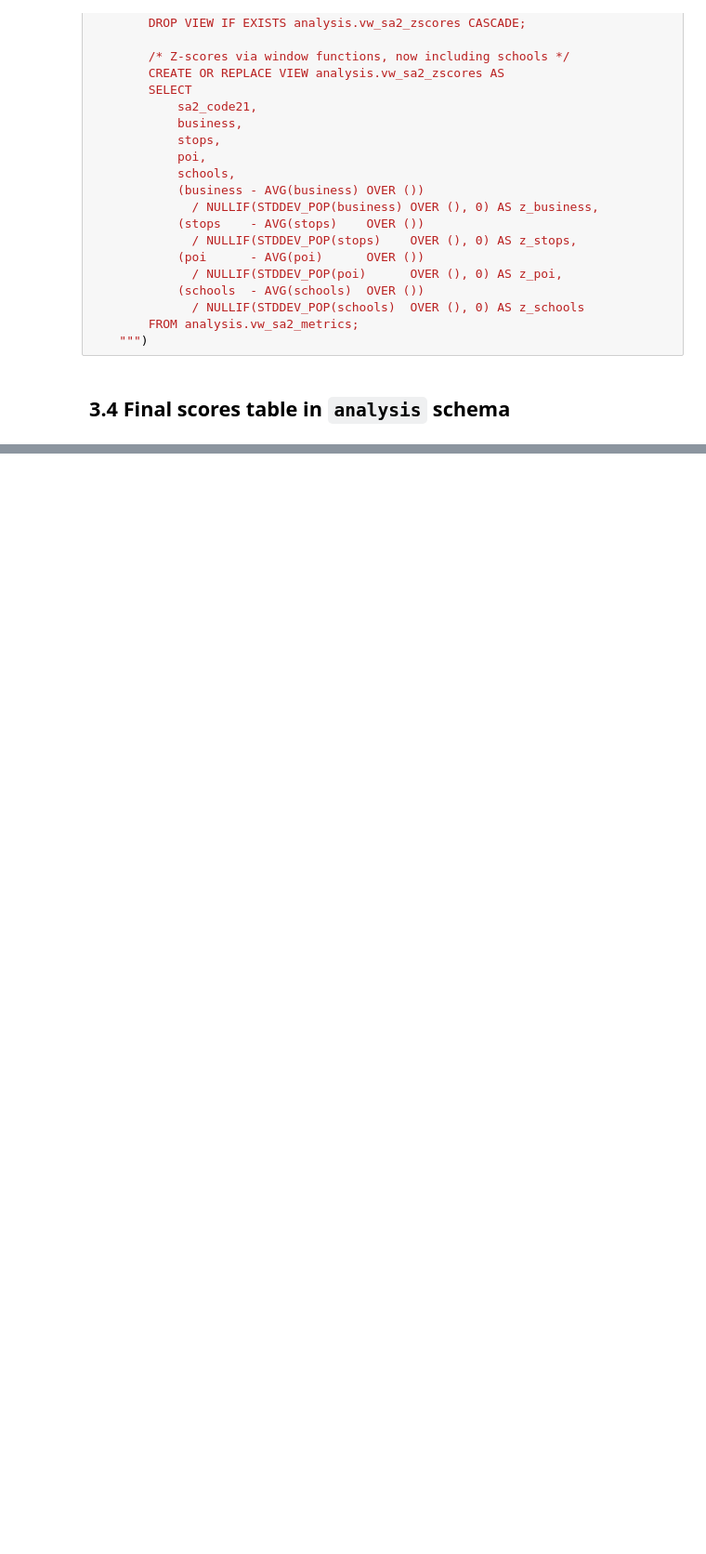
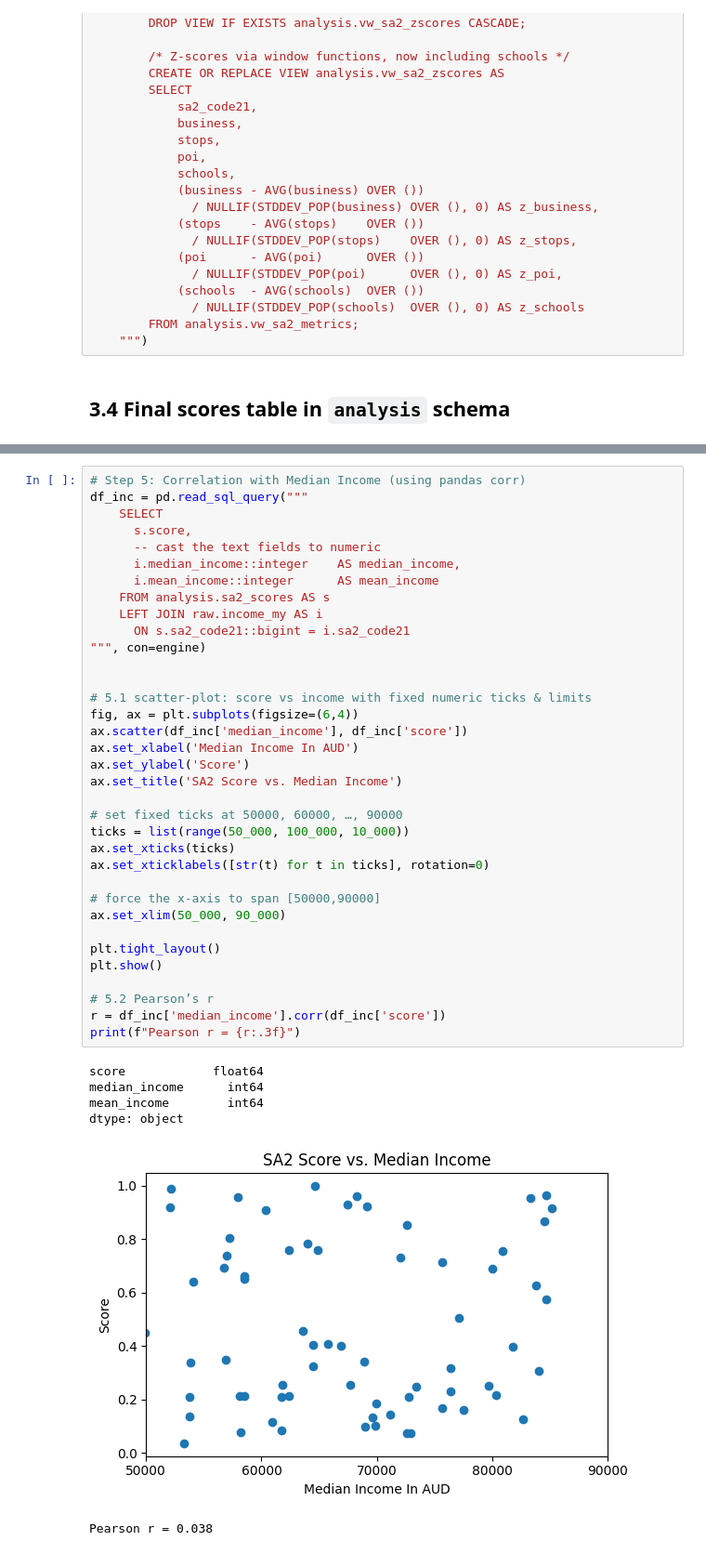
Before and after one commit to ZhongyangSun/gsydney_group, a Jupyter notebook: GreaterSydneyAnalysis_Blacktown.ipynb, the cells around one changed output, grey strips where cells are left out. Shown at 93% size. Drawn from its saved outputs; the diff is of its cells as text; blank space fills up the shorter version.

```diff
--- a/GreaterSydneyAnalysis_Blacktown.ipynb
+++ b/GreaterSydneyAnalysis_Blacktown.ipynb
@@ -598,0 +642,42 @@ Wrote full catchments_secondary → D:\Uni\2025_S1\DATA2001\gsydney\csv\catchmen
+# %%
+# Step 5: Correlation with Median Income (using pandas corr)
+df_inc = pd.read_sql_query("""
+    SELECT
+      s.score,
+      -- cast the text fields to numeric
+      i.median_income::integer    AS median_income,
+      i.mean_income::integer      AS mean_income
+    FROM analysis.sa2_scores AS s
+    LEFT JOIN raw.income_my AS i
+      ON s.sa2_code21::bigint = i.sa2_code21
+""", con=engine)
+
+
+# 5.1 scatter-plot: score vs income with fixed numeric ticks & limits
+fig, ax = plt.subplots(figsize=(6,4))
+ax.scatter(df_inc['median_income'], df_inc['score'])
+ax.set_xlabel('Median Income In AUD')
+ax.set_ylabel('Score')
+ax.set_title('SA2 Score vs. Median Income')
+
+# set fixed ticks at 50000, 60000, …, 90000
+ticks = list(range(50_000, 100_000, 10_000))
+ax.set_xticks(ticks)
+ax.set_xticklabels([str(t) for t in ticks], rotation=0)
+
+# force the x-axis to span [50000,90000]
+ax.set_xlim(50_000, 90_000)
+
+plt.tight_layout()
+plt.show()
+
+# 5.2 Pearson’s r
+r = df_inc['median_income'].corr(df_inc['score'])
+print(f"Pearson r = {r:.3f}")
+# %% [output]
+score            float64
+median_income      int64
+mean_income        int64
+dtype: object
+[figure, added]
+Pearson r = 0.038
```
Also changed, not shown: parts of 18 cells of this notebook, 2 other files.
